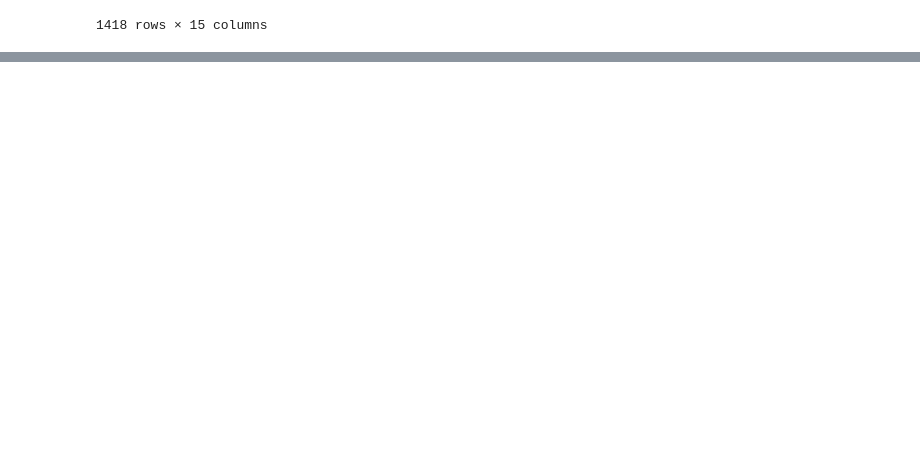
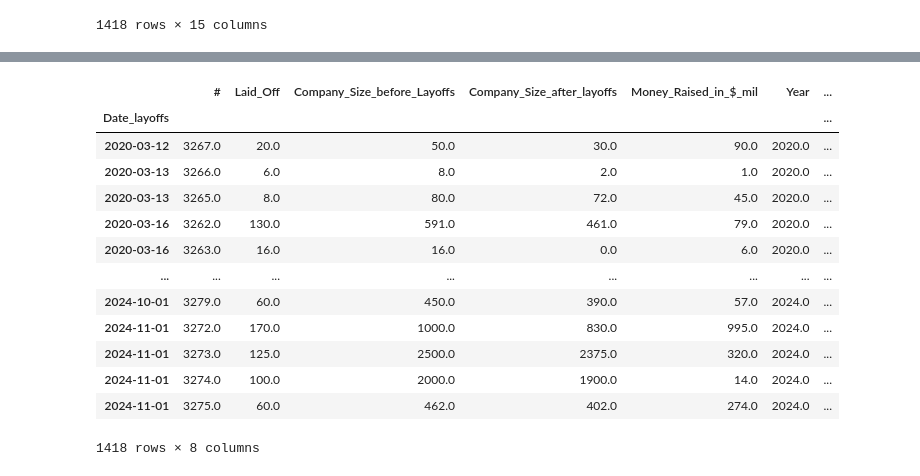
Before and after one commit to katulevskiy/tech_layoffs_ml, a Jupyter notebook: analyze_data.ipynb, the cells around one changed output, grey strips where cells are left out. Cells and saved outputs as stored; diff of their text form; code cells hidden in the pictures; blank space fills up the shorter version.

Commit message:
Analayze after processing

```diff
--- a/analyze_data.ipynb
+++ b/analyze_data.ipynb
@@ -179,0 +242,31 @@ layoff_data
+# %%
+# Drop qualitative columns
+dropped_cols = [
+    'Company',
+    'Location_HQ',
+    'Country',
+    'Continent',
+    'Industry',
+    'Stage',
+]
+
+corr_df = layoff_df.drop(columns=dropped_cols)
+# %%
+# Convert money to float for correlations
+corr_df = corr_df.replace(to_replace='[\$]', value='', regex=True).astype(float)
+corr_df
+# %% [output]
+|  | # | Laid_Off | Company_Size_before_Layoffs | Company_Size_after_layoffs | Money_Raised_in_$_mil | Year | ... |
+| Date_layoffs |  |  |  |  |  |  | ... |
+| 2020-03-12 | 3267.0 | 20.0 | 50.0 | 30.0 | 90.0 | 2020.0 | ... |
+| 2020-03-13 | 3266.0 | 6.0 | 8.0 | 2.0 | 1.0 | 2020.0 | ... |
+| 2020-03-13 | 3265.0 | 8.0 | 80.0 | 72.0 | 45.0 | 2020.0 | ... |
+| 2020-03-16 | 3262.0 | 130.0 | 591.0 | 461.0 | 79.0 | 2020.0 | ... |
+| 2020-03-16 | 3263.0 | 16.0 | 16.0 | 0.0 | 6.0 | 2020.0 | ... |
+| ... | ... | ... | ... | ... | ... | ... | ... |
+| 2024-10-01 | 3279.0 | 60.0 | 450.0 | 390.0 | 57.0 | 2024.0 | ... |
+| 2024-11-01 | 3272.0 | 170.0 | 1000.0 | 830.0 | 995.0 | 2024.0 | ... |
+| 2024-11-01 | 3273.0 | 125.0 | 2500.0 | 2375.0 | 320.0 | 2024.0 | ... |
+| 2024-11-01 | 3274.0 | 100.0 | 2000.0 | 1900.0 | 14.0 | 2024.0 | ... |
+| 2024-11-01 | 3275.0 | 60.0 | 462.0 | 402.0 | 274.0 | 2024.0 | ... |
+1418 rows × 8 columns
```
Also changed, not shown: parts of 8 cells of this notebook.
